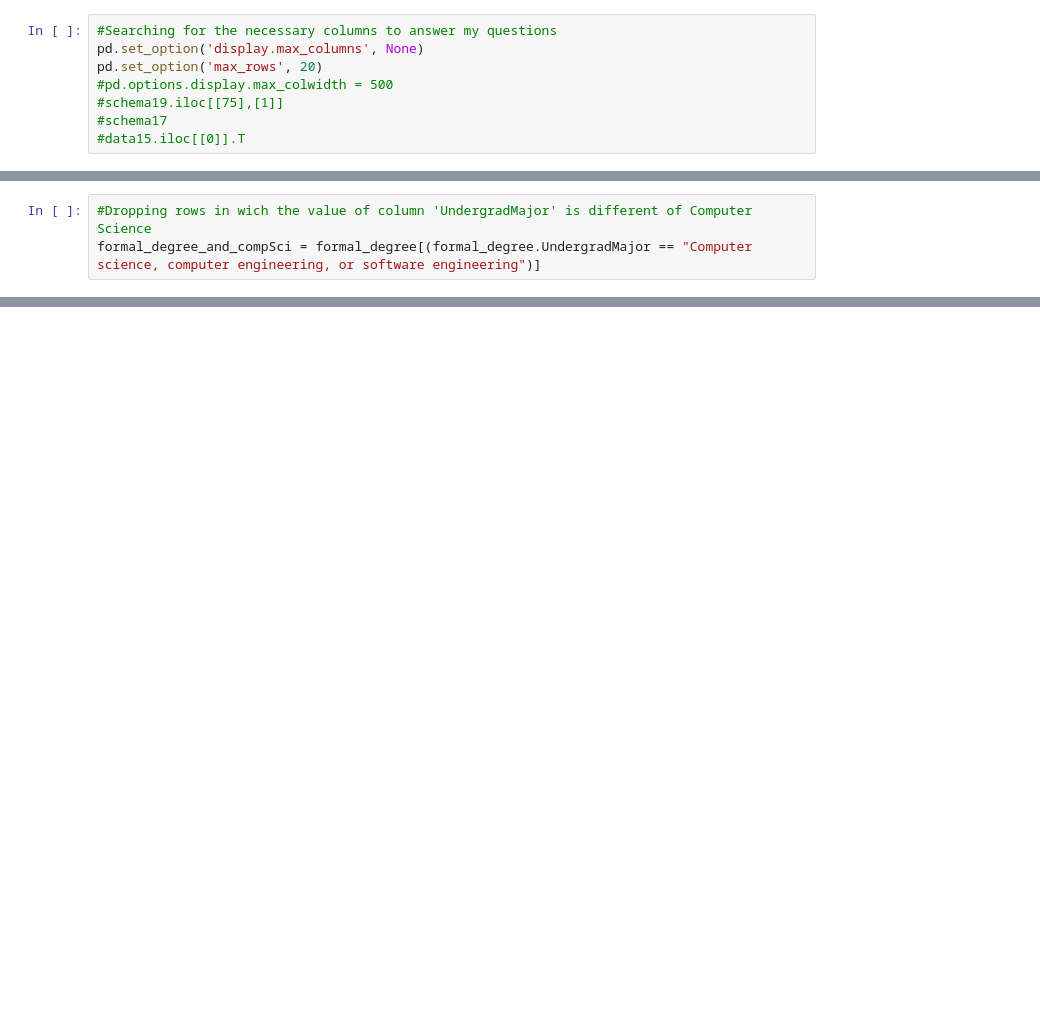
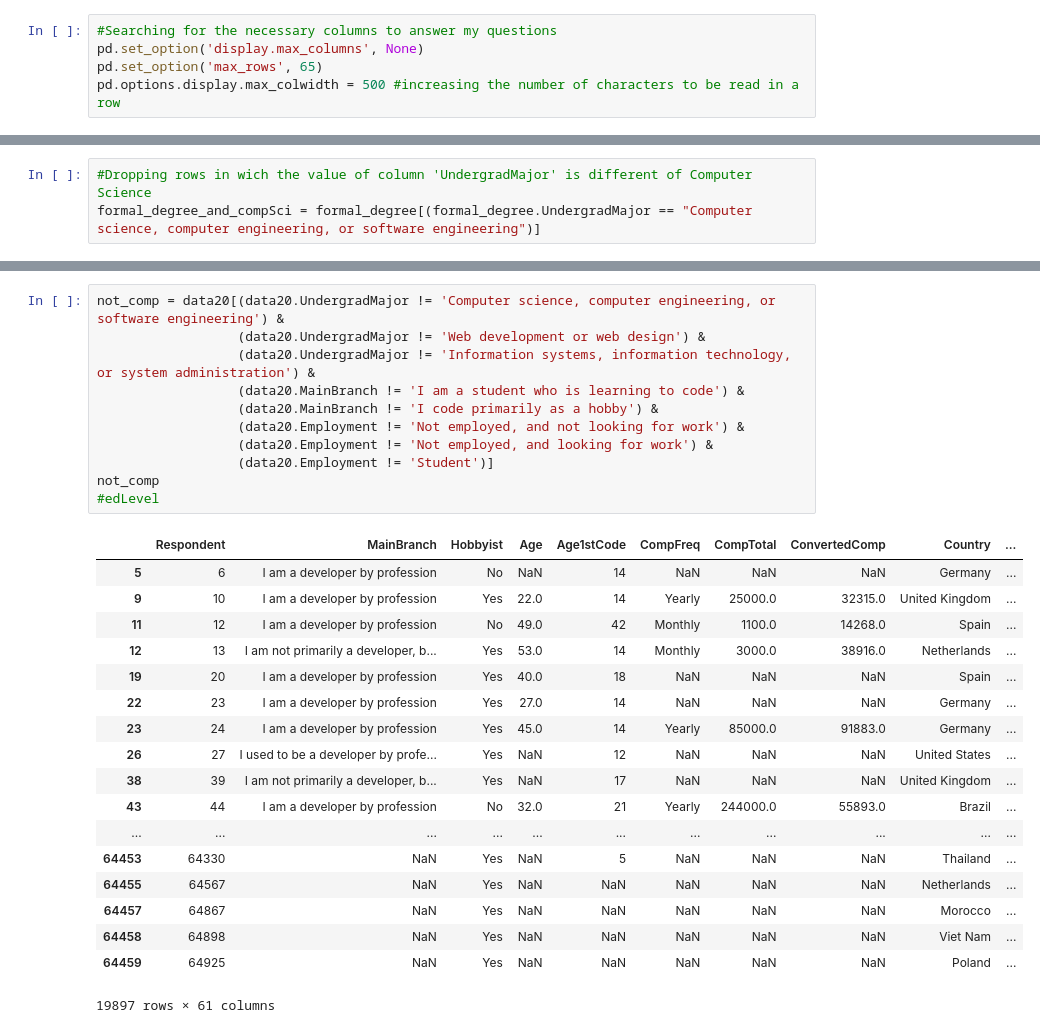
Before and after one commit to NataliaKitaoka/coder-evolution, a Jupyter notebook: coder-evolution.ipynb, the cells around one changed output, grey strips where cells are left out. Saved outputs shown, nothing was run; the diff lists cells and outputs as text; blank space fills up the shorter version.

```diff
--- a/coder-evolution.ipynb
+++ b/coder-evolution.ipynb
@@ -27,11 +25,8 @@ data11 = pd.read_csv("Documents/StackOverflow - Project 1/2011 Stack Overflow Su
 # %%
 #Searching for the necessary columns to answer my questions
 pd.set_option('display.max_columns', None)
-pd.set_option('max_rows', 20)
-#pd.options.display.max_colwidth = 500
-#schema19.iloc[[75],[1]]
-#schema17
-#data15.iloc[[0]].T
+pd.set_option('max_rows', 65)
+pd.options.display.max_colwidth = 500 #increasing the number of characters to be read in a row
 # %%
 #How early are people starting to learn how to code along the time?
 # startAge2020serie = data20['Age1stCode']
@@ -199,0 +253,30 @@ data19
+# %%
+not_comp = data20[(data20.UndergradMajor != 'Computer science, computer engineering, or software engineering') &
+                  (data20.UndergradMajor != 'Web development or web design') &
+                  (data20.UndergradMajor != 'Information systems, information technology, or system administration') &
+                  (data20.MainBranch != 'I am a student who is learning to code') &
+                  (data20.MainBranch != 'I code primarily as a hobby') &
+                  (data20.Employment != 'Not employed, and not looking for work') &
+                  (data20.Employment != 'Not employed, and looking for work') &
+                  (data20.Employment != 'Student')]
+not_comp
+#edLevel
+# %% [output]
+|  | Respondent | MainBranch | Hobbyist | Age | Age1stCode | CompFreq | CompTotal | ConvertedComp | Country | ... |
+| 5 | 6 | I am a developer by profession | No | NaN | 14 | NaN | NaN | NaN | Germany | ... |
+| 9 | 10 | I am a developer by profession | Yes | 22.0 | 14 | Yearly | 25000.0 | 32315.0 | United Kingdom | ... |
+| 11 | 12 | I am a developer by profession | No | 49.0 | 42 | Monthly | 1100.0 | 14268.0 | Spain | ... |
+| 12 | 13 | I am not primarily a developer, b... | Yes | 53.0 | 14 | Monthly | 3000.0 | 38916.0 | Netherlands | ... |
+| 19 | 20 | I am a developer by profession | Yes | 40.0 | 18 | NaN | NaN | NaN | Spain | ... |
+| 22 | 23 | I am a developer by profession | Yes | 27.0 | 14 | NaN | NaN | NaN | Germany | ... |
+| 23 | 24 | I am a developer by profession | Yes | 45.0 | 14 | Yearly | 85000.0 | 91883.0 | Germany | ... |
+| 26 | 27 | I used to be a developer by profe... | Yes | NaN | 12 | NaN | NaN | NaN | United States | ... |
+| 38 | 39 | I am not primarily a developer, b... | Yes | NaN | 17 | NaN | NaN | NaN | United Kingdom | ... |
+| 43 | 44 | I am a developer by profession | No | 32.0 | 21 | Yearly | 244000.0 | 55893.0 | Brazil | ... |
+| ... | ... | ... | ... | ... | ... | ... | ... | ... | ... | ... |
+| 64453 | 64330 | NaN | Yes | NaN | 5 | NaN | NaN | NaN | Thailand | ... |
+| 64455 | 64567 | NaN | Yes | NaN | NaN | NaN | NaN | NaN | Netherlands | ... |
+| 64457 | 64867 | NaN | Yes | NaN | NaN | NaN | NaN | NaN | Morocco | ... |
+| 64458 | 64898 | NaN | Yes | NaN | NaN | NaN | NaN | NaN | Viet Nam | ... |
+| 64459 | 64925 | NaN | Yes | NaN | NaN | NaN | NaN | NaN | Poland | ... |
+19897 rows × 61 columns
```
Also changed, not shown: parts of 29 cells of this notebook.
